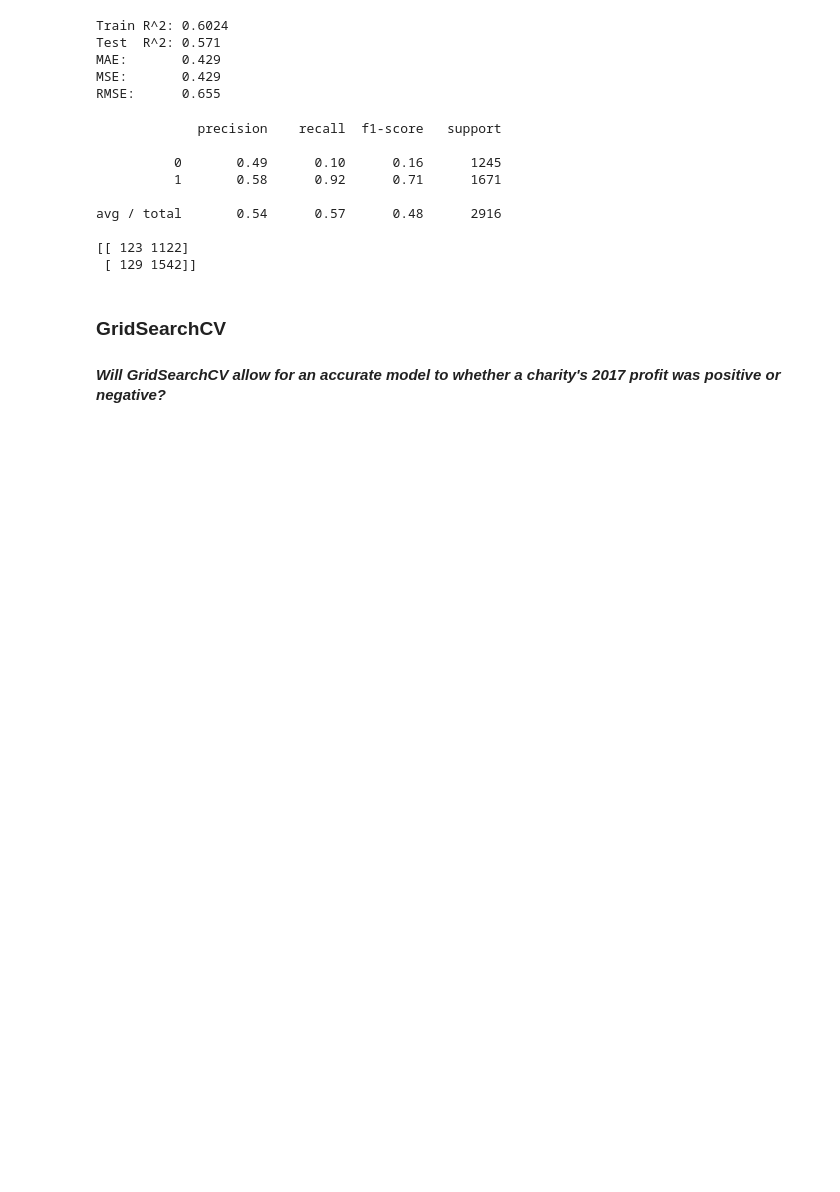
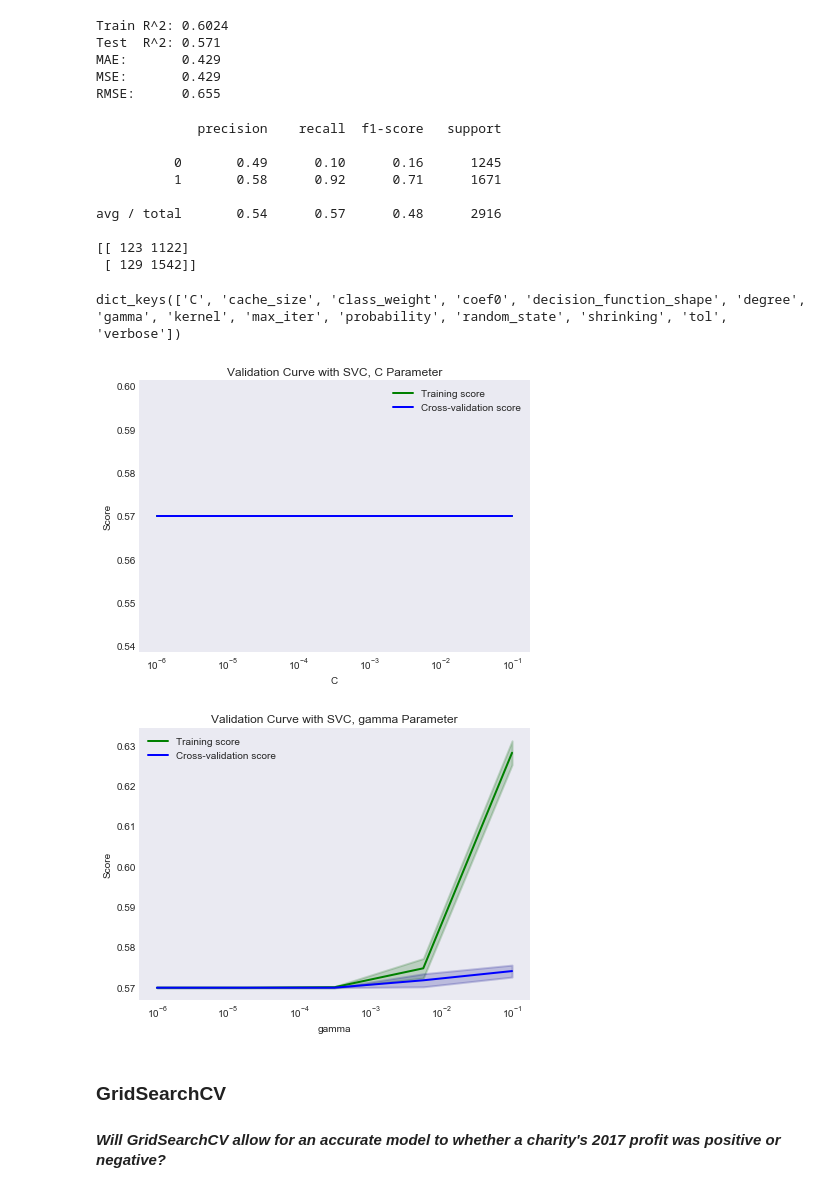
Before and after one commit to cyaris/charities_in_the_united_states, a Jupyter notebook: Support Vector Machines with US Charities.ipynb, the cells around one changed output. Drawn from its saved outputs; the diff is of its cells as text; code cells hidden in the pictures; blank space fills up the shorter version.

```diff
--- a/Support Vector Machines with US Charities.ipynb
+++ b/Support Vector Machines with US Charities.ipynb
@@ -202,3 +202,7 @@ avg / total       0.54      0.57      0.48      2916
 
 [[ 123 1122]
  [ 129 1542]]
+# %%
+svc_model.get_params().keys()
+# %% [output]
+dict_keys(['C', 'cache_size', 'class_weight', 'coef0', 'decision_function_shape', 'degree', 'gamma', 'kernel', 'max_iter', 'probability', 'random_state', 'shrinking', 'tol', 'verbose'])
@@ -205,3 +211,13 @@ avg / total       0.54      0.57      0.48      2916
+# %%
+sns.set_style('darkgrid')
+
+title = 'Validation Curve with SVC, C Parameter'
+plot_validation_curve(SVC(), 'C', title, X_train_scaled, y_train, cv = 3)
+title = 'Validation Curve with SVC, gamma Parameter'
+plot_validation_curve(SVC(), 'gamma', title, X_train_scaled, y_train, cv = 3)
+# %% [output]
+[figure, added]
+[figure, added]
 # %% [markdown]
 ### **GridSearchCV**
 
```
Also changed, not shown: parts of 5 cells of this notebook, 1 other file.
